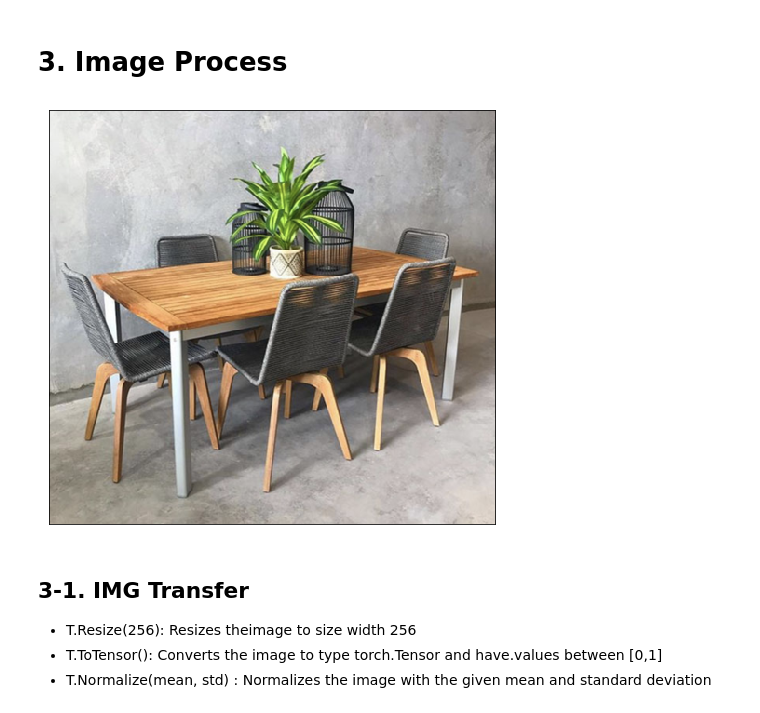
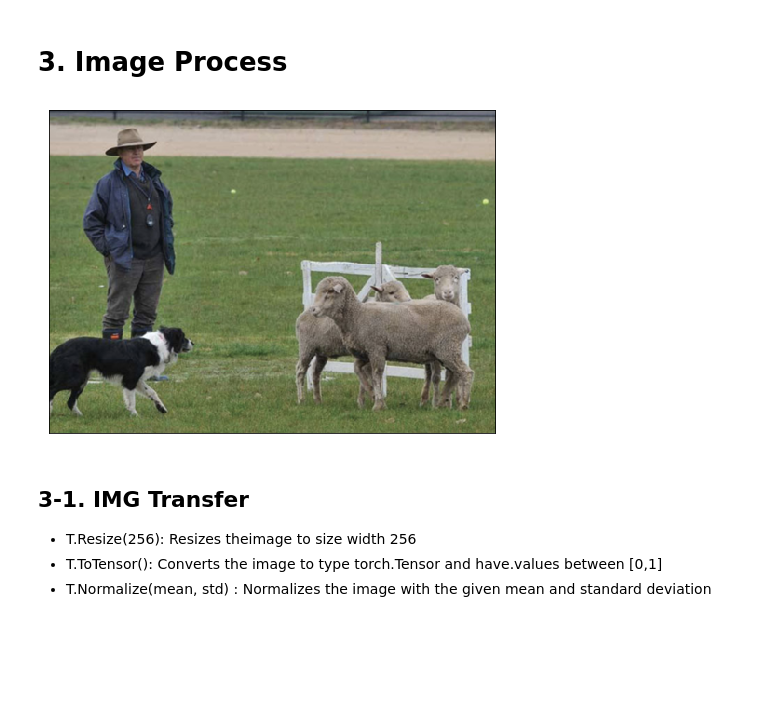
Before and after one commit to yebiny/HandsOn_ML2_tf2, a Jupyter notebook: chepter14/14-10_Segmentation.ipynb, the cells around one changed output. Drawn from its saved outputs; the diff is of its cells as text; code cells hidden in the pictures; blank space fills up the shorter version.

```diff
--- a/chepter14/14-10_Segmentation.ipynb
+++ b/chepter14/14-10_Segmentation.ipynb
@@ -58,9 +53,9 @@ def draw_img(img_path, figsize=(8,8)):
     plt.xticks([])
     return img
 # %%
-img = draw_img('./imgs/seg_fig0.png')
+img = draw_img('./imgs/seg_fig1.png')
 # %% [output]
-[figure, old version]
+[figure, new version]
 # %% [markdown]
 ## 3-1. IMG Transfer
 
```
Also changed, not shown: parts of 5 cells of this notebook, 2 other files.
